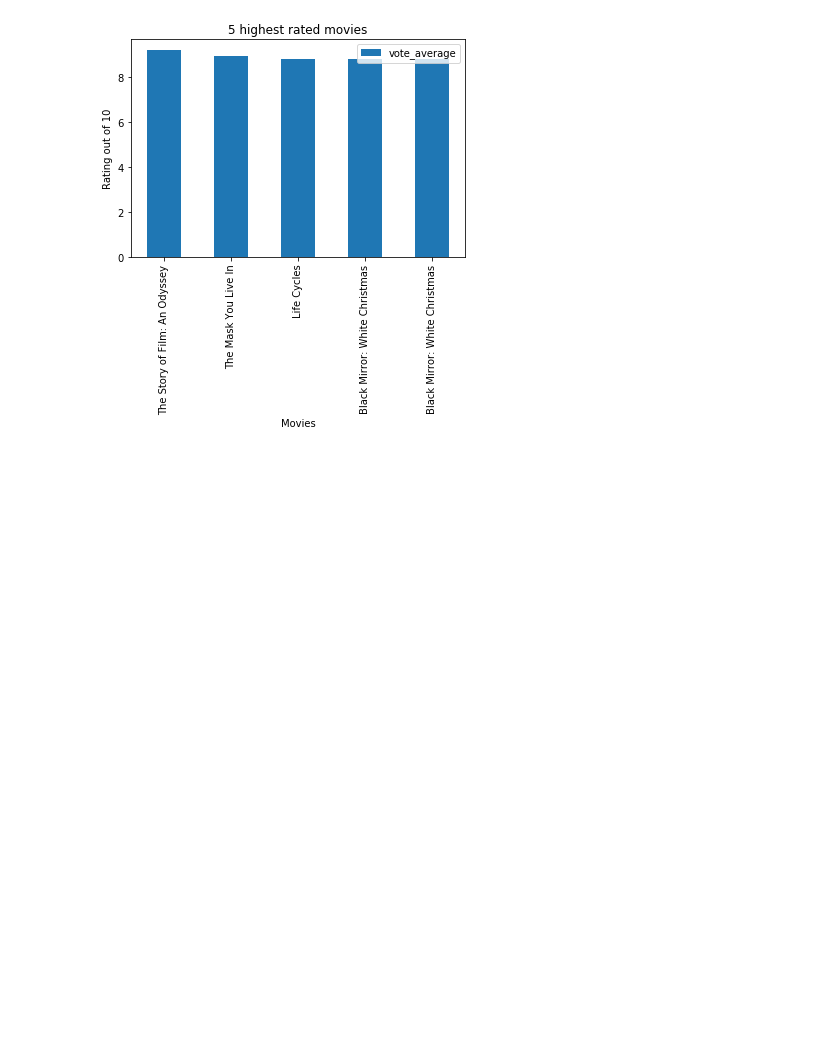
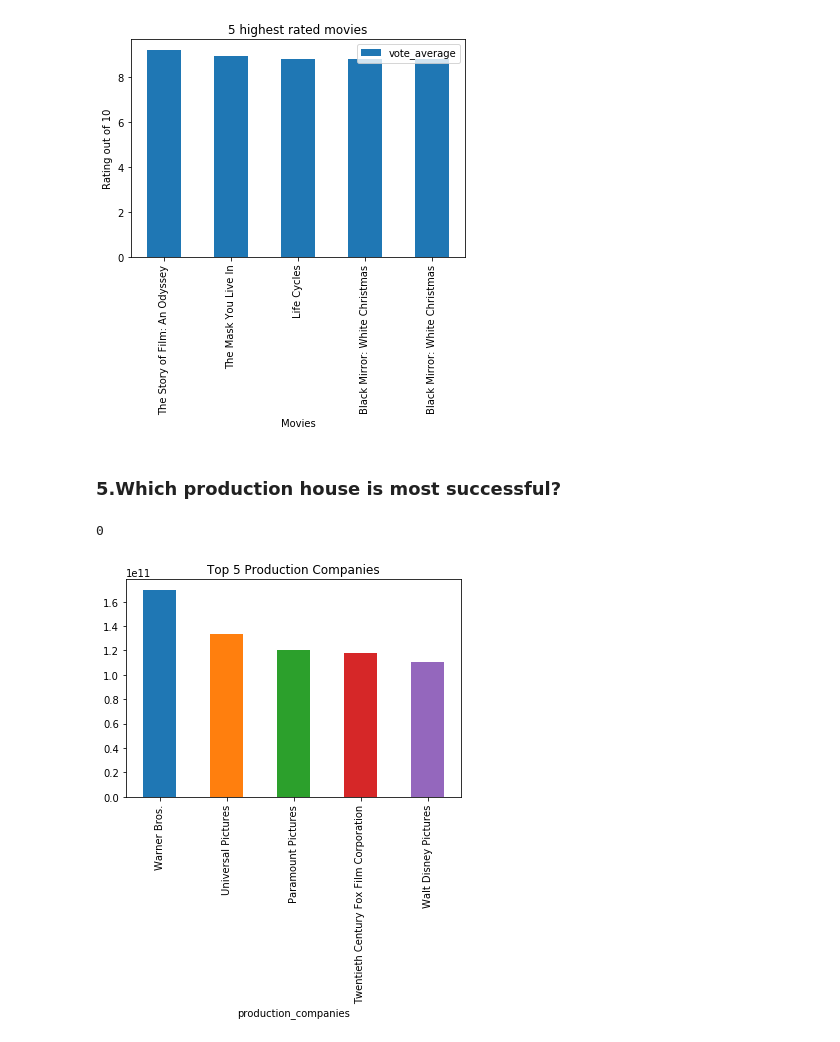
Before and after one commit to akshaybogar/TMDBMovies, a Jupyter notebook: TMDB_analysis.ipynb, the cells around one changed output. Drawn from its saved outputs; the diff is of its cells as text; code cells hidden in the pictures; blank space fills up the shorter version.

Commit message:
Most successful production company

```diff
--- a/TMDB_analysis.ipynb
+++ b/TMDB_analysis.ipynb
@@ -262,3 +262,19 @@ ax.set_xlabel('Movies');
 ax.set_ylabel('Rating out of 10');
 # %% [output]
 [figure]
+# %% [markdown]
+### 5.Which production house is most successful?
+# %%
+#Dropping rows where production companies is null
+df.dropna(subset=['production_companies'],inplace=True)
+df['production_companies'].isnull().sum()
+# %% [output]
+0
+# %%
+#Production companies ploatted their revenue
+prod_rev=df.groupby('production_companies')['revenue'].sum()
+ax=prod_rev.nlargest(5).plot(kind='bar',title='Top 5 Production Companies');
+ax.set_xlabel=('Production Companies');
+ax.set_ylabel=('Revenue in Billion Dollars');
+# %% [output]
+[figure, added]
```
